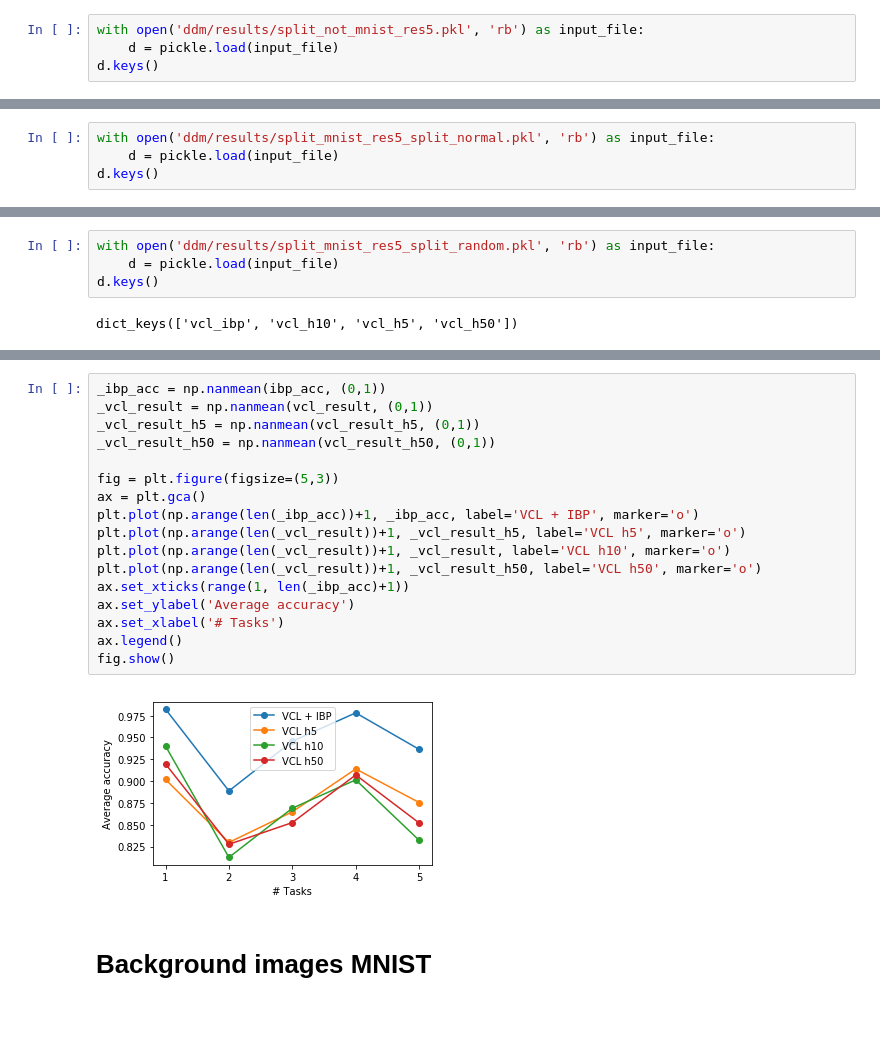
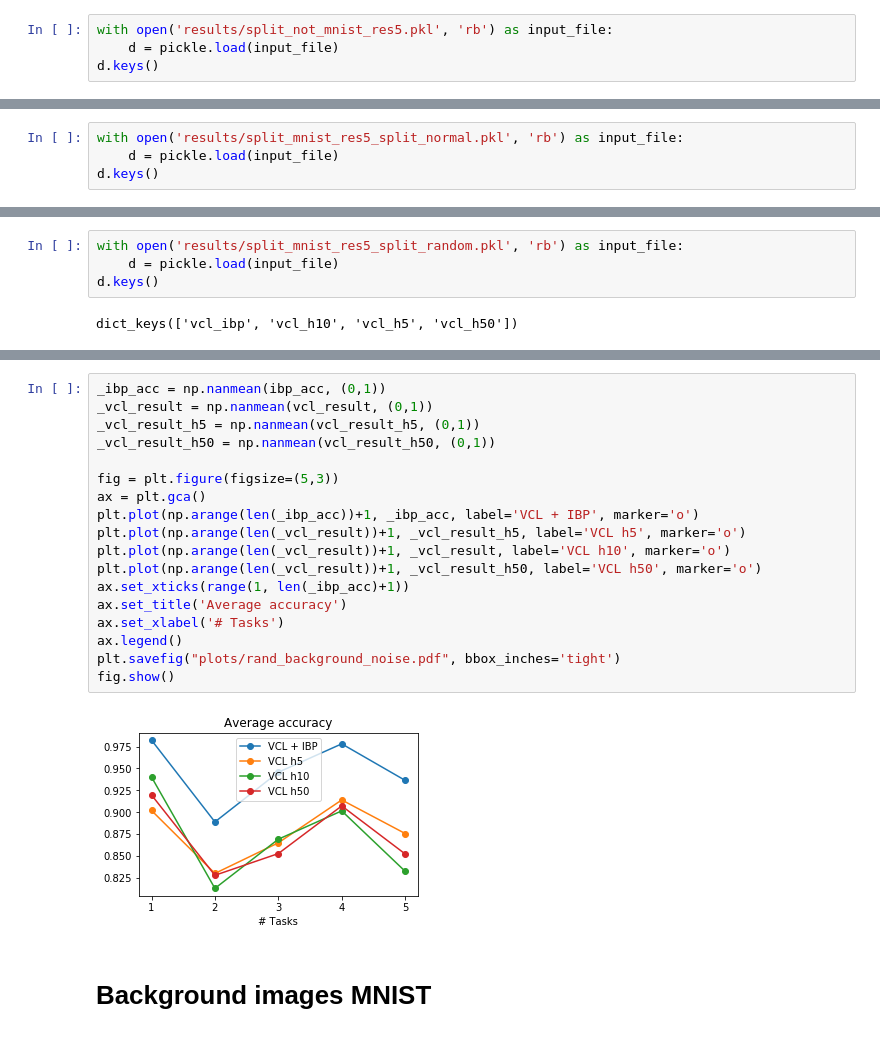
Before and after one commit to skezle/IBP_BNN, a Jupyter notebook: ddm/vcl_results_plot.ipynb, the cells around one changed output, grey strips where cells are left out. Drawn from its saved outputs; the diff is of its cells as text.

```diff
--- a/vcl_results_plot.ipynb
+++ b/ddm/vcl_results_plot.ipynb
@@ -275,7 +275,7 @@ fig.show()
 # %% [markdown]
 # Not results av and opt params
 # %%
-with open('ddm/results/split_not_mnist_res5.pkl', 'rb') as input_file:
+with open('results/split_not_mnist_res5.pkl', 'rb') as input_file:
     d = pickle.load(input_file)
 d.keys()
 # %% [output]
@@ -501,7 +505,7 @@ fig.show()
 # %% [markdown]
 # New results Normal MNIST
 # %%
-with open('ddm/results/split_mnist_res5_split_normal.pkl', 'rb') as input_file:
+with open('results/split_mnist_res5_split_normal.pkl', 'rb') as input_file:
     d = pickle.load(input_file)
 d.keys()
 # %% [output]
@@ -559,7 +577,7 @@ fig.show()
 # %% [markdown]
 # Random background noise MNIST
 # %%
-with open('ddm/results/split_mnist_res5_split_random.pkl', 'rb') as input_file:
+with open('results/split_mnist_res5_split_random.pkl', 'rb') as input_file:
     d = pickle.load(input_file)
 d.keys()
 # %% [output]
@@ -598,22 +630,23 @@ fig.show()
 # %%
 _ibp_acc = np.nanmean(ibp_acc, (0,1))
 _vcl_result = np.nanmean(vcl_result, (0,1))
 _vcl_result_h5 = np.nanmean(vcl_result_h5, (0,1))
 _vcl_result_h50 = np.nanmean(vcl_result_h50, (0,1))
 
 fig = plt.figure(figsize=(5,3))
 ax = plt.gca()
 plt.plot(np.arange(len(_ibp_acc))+1, _ibp_acc, label='VCL + IBP', marker='o')
 plt.plot(np.arange(len(_vcl_result))+1, _vcl_result_h5, label='VCL h5', marker='o')
 plt.plot(np.arange(len(_vcl_result))+1, _vcl_result, label='VCL h10', marker='o')
 plt.plot(np.arange(len(_vcl_result))+1, _vcl_result_h50, label='VCL h50', marker='o')
 ax.set_xticks(range(1, len(_ibp_acc)+1))
-ax.set_ylabel('Average accuracy')
+ax.set_title('Average accuracy')
 ax.set_xlabel('# Tasks')
 ax.legend()
+plt.savefig("plots/rand_background_noise.pdf", bbox_inches='tight')
 fig.show()
 # %% [output]
-[figure, old version]
+[figure, new version]
 # %% [markdown]
 # Background images MNIST
 # %%
```
Also changed, not shown: parts of 25 cells of this notebook, 4 other files.
